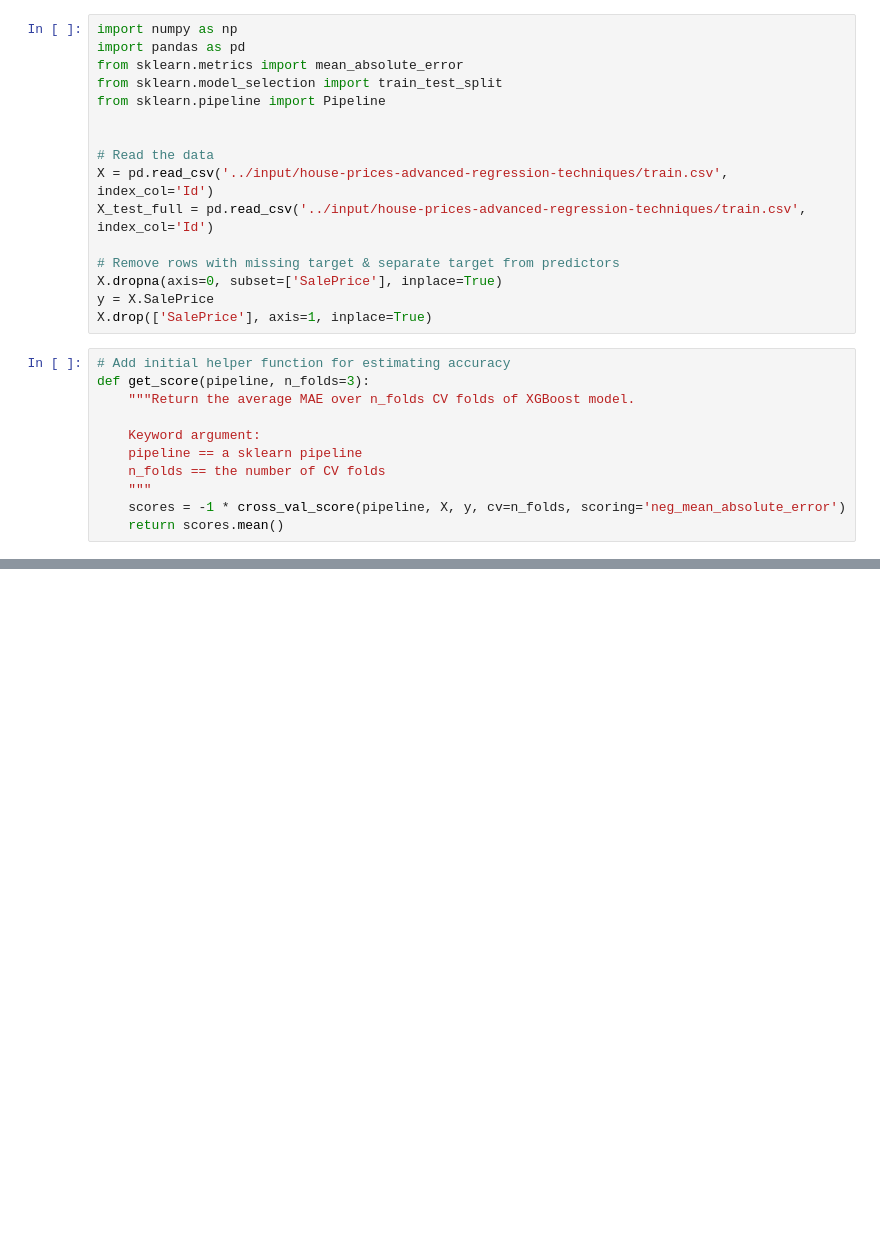
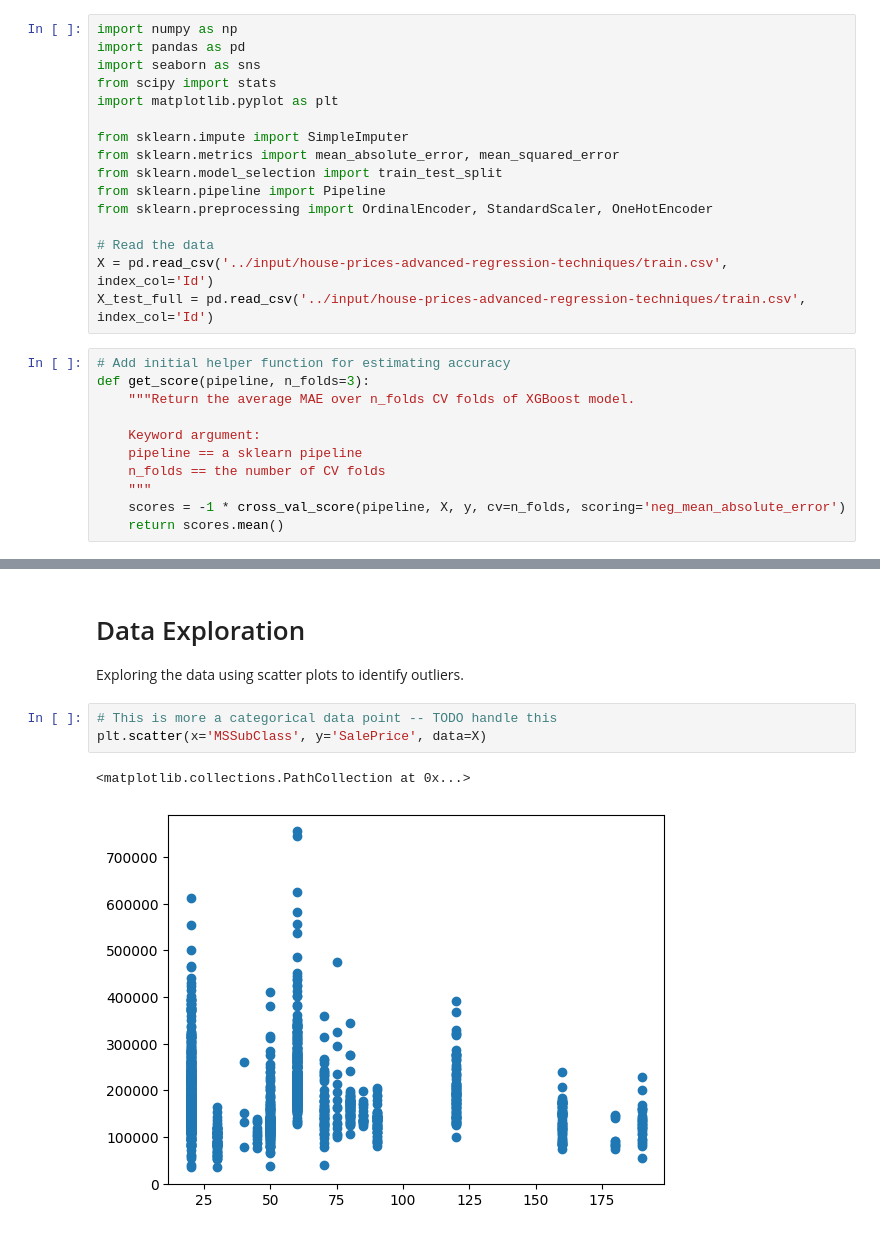
Before and after one commit to krisburke/house-price-prediction-capstone, a Jupyter notebook: house-price-prediction-capstone.ipynb, the cells around one changed output, grey strips where cells are left out. Cells and saved outputs as stored; diff of their text form; blank space fills up the shorter version.

Commit message:
Kaggle Notebook | House Price Prediction Capstone | Version 2

```diff
--- a/house-price-prediction-capstone.ipynb
+++ b/house-price-prediction-capstone.ipynb
@@ -1,19 +1,19 @@
 # %%
 import numpy as np
 import pandas as pd
-from sklearn.metrics import mean_absolute_error
+import seaborn as sns
+from scipy import stats
+import matplotlib.pyplot as plt
+
+from sklearn.impute import SimpleImputer
+from sklearn.metrics import mean_absolute_error, mean_squared_error
 from sklearn.model_selection import train_test_split
 from sklearn.pipeline import Pipeline
-
+from sklearn.preprocessing import OrdinalEncoder, StandardScaler, OneHotEncoder
 
 # Read the data
 X = pd.read_csv('../input/house-prices-advanced-regression-techniques/train.csv', index_col='Id')
 X_test_full = pd.read_csv('../input/house-prices-advanced-regression-techniques/train.csv', index_col='Id')
-
-# Remove rows with missing target & separate target from predictors
-X.dropna(axis=0, subset=['SalePrice'], inplace=True)
-y = X.SalePrice
-X.drop(['SalePrice'], axis=1, inplace=True)
 # %%
 # Add initial helper function for estimating accuracy
 def get_score(pipeline, n_folds=3):
@@ -27,0 +93,9 @@ def get_score(pipeline, n_folds=3):
+# %% [markdown]
+# Data Exploration
+Exploring the data using scatter plots to identify outliers.
+# %%
+# This is more a categorical data point -- TODO handle this
+plt.scatter(x='MSSubClass', y='SalePrice', data=X)
+# %% [output]
+<matplotlib.collections.PathCollection at 0x...>
+[figure, added]
```
Also changed, not shown: parts of 53 cells of this notebook.
